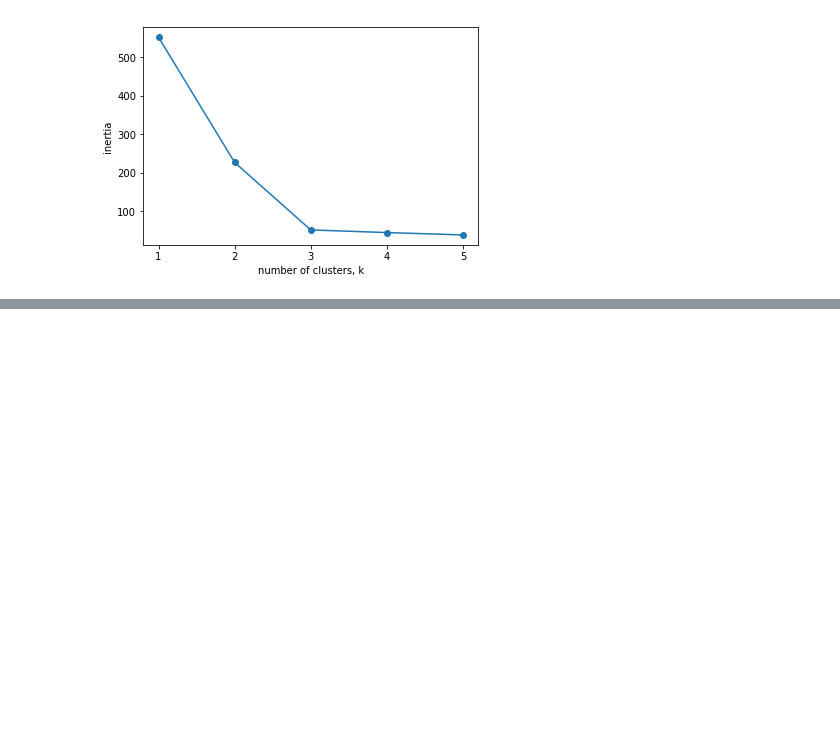
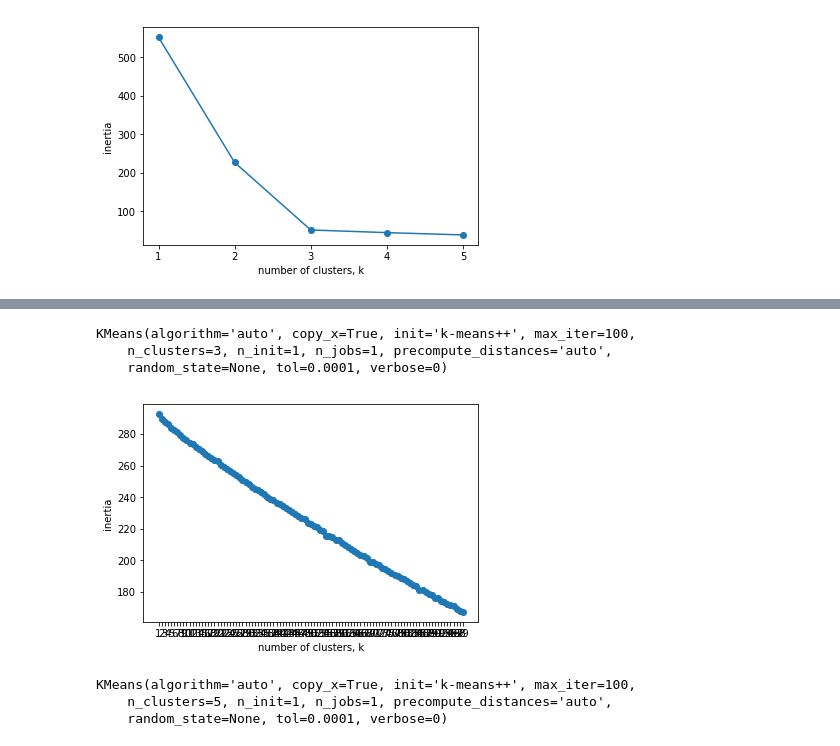
Before and after one commit to matthieuvernier/INFO343, a Jupyter notebook: actividad1/INFO343-Clustering-Actividad1.ipynb, the cells around one changed output, grey strips where cells are left out. Cells and saved outputs as stored; diff of their text form; code cells hidden in the pictures; blank space fills up the shorter version.

```diff
--- a/actividad1/INFO343-Clustering-Actividad1.ipynb
+++ b/actividad1/INFO343-Clustering-Actividad1.ipynb
@@ -184,0 +295,4 @@ plt.show()
+# %%
+#Cargar el dataset de tweets
+df_tweets = pd.read_csv('datasets/trump_tweets.csv')
+df_tweets
@@ -184,0 +322,39 @@ plt.show()
+# %%
+vectorizer = TfidfVectorizer(stop_words='english')
+X = vectorizer.fit_transform(df_tweets.values[:,2])
+# %% [output]
+KMeans(algorithm='auto', copy_x=True, init='k-means++', max_iter=100,
+    n_clusters=3, n_init=1, n_jobs=1, precompute_distances='auto',
+    random_state=None, tol=0.0001, verbose=0)
+# %%
+num_k = range(1, 100)
+inertias = []
+
+for k in num_k:
+    # Create a KMeans instance with k clusters: model
+    model = KMeans(n_clusters=k)
+
+    # Fit model to samples
+    model.fit(X)
+
+    # Append the inertia to the list of inertias
+    inertias.append(model.inertia_)
+
+    import matplotlib.pyplot as plt
+
+# Plot ks vs inertias
+plt.plot(num_k, inertias, '-o')
+plt.xlabel('number of clusters, k')
+plt.ylabel('inertia')
+plt.xticks(num_k)
+plt.show()
+# %% [output]
+[figure, added]
+# %%
+true_k = 5
+model = KMeans(n_clusters=true_k, init='k-means++', max_iter=100, n_init=1)
+model.fit(X)
+# %% [output]
+KMeans(algorithm='auto', copy_x=True, init='k-means++', max_iter=100,
+    n_clusters=5, n_init=1, n_jobs=1, precompute_distances='auto',
+    random_state=None, tol=0.0001, verbose=0)
```
Also changed, not shown: parts of 32 cells of this notebook, 9 other files.
